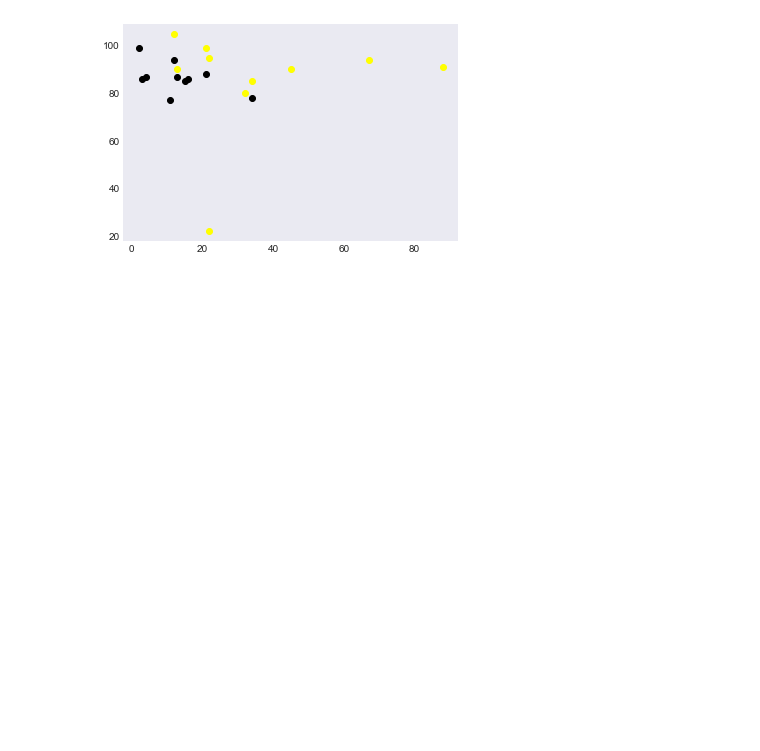
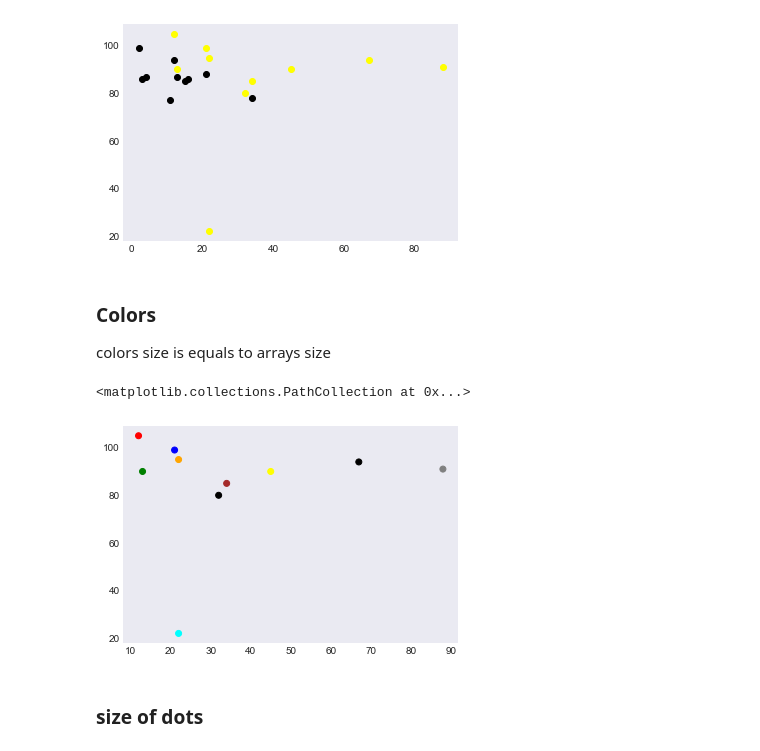
Before and after one commit to DharmendraGITHB/DataScience, a Jupyter notebook: matplotlib/scatterplot.ipynb, the cells around one changed output. Saved outputs shown, nothing was run; the diff lists cells and outputs as text; code cells hidden in the pictures; blank space fills up the shorter version.

Commit message:
new plots

```diff
--- a/matplotlib/scatterplot.ipynb
+++ b/matplotlib/scatterplot.ipynb
@@ -65,3 +50,17 @@ plt.scatter(x, y, color ='yellow')
 # %% [output]
 <matplotlib.collections.PathCollection at 0x...>
 [figure]
+# %% [markdown]
+### Colors
+ colors size is equals to arrays size
+# %%
+colors= np.array(["red", "green","blue","yellow", "orange","black","gray","black","brown","cyan"])
+# %%
+plt.scatter(x,y, c=colors)
+# %% [output]
+<matplotlib.collections.PathCollection at 0x...>
+[figure, added]
+# %% [markdown]
+
+
+### size of dots
```
Also changed, not shown: parts of 12 cells of this notebook.
